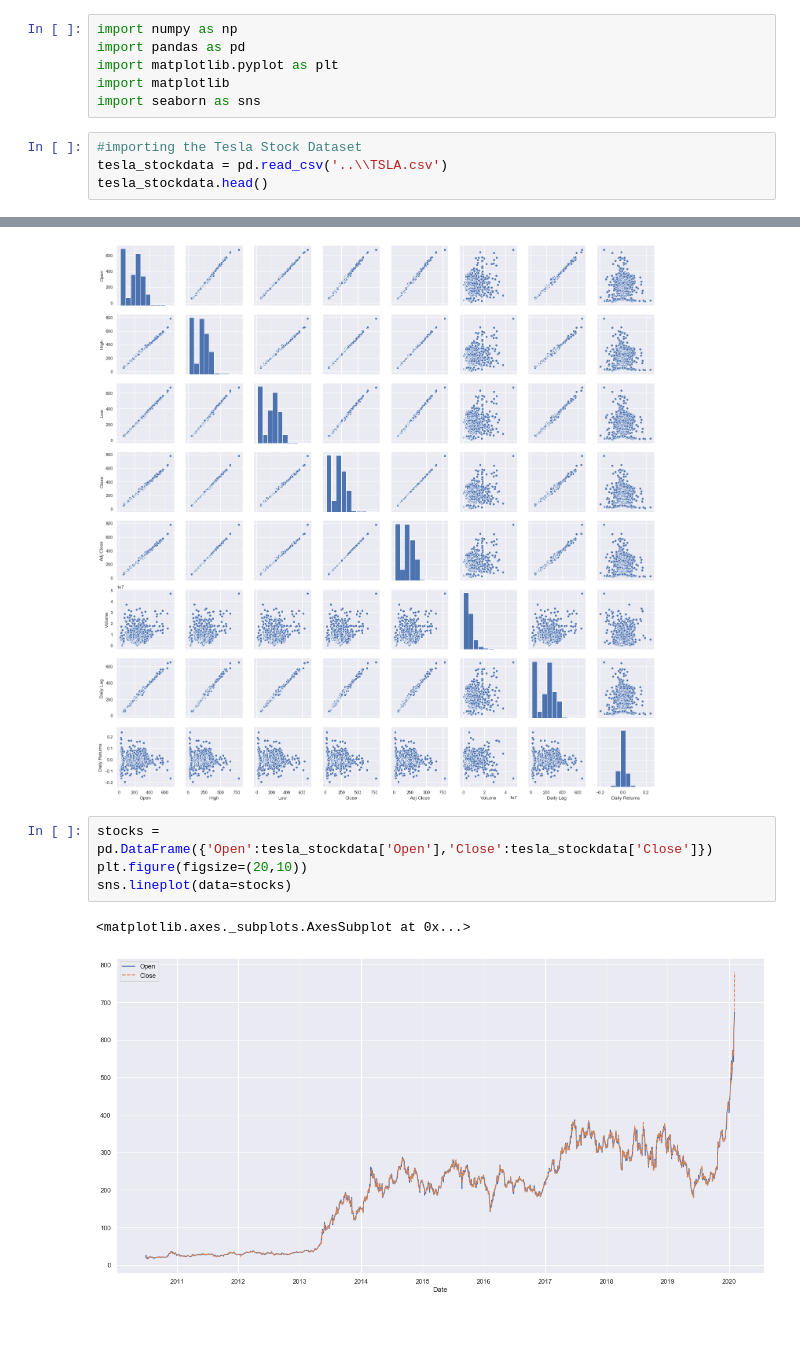
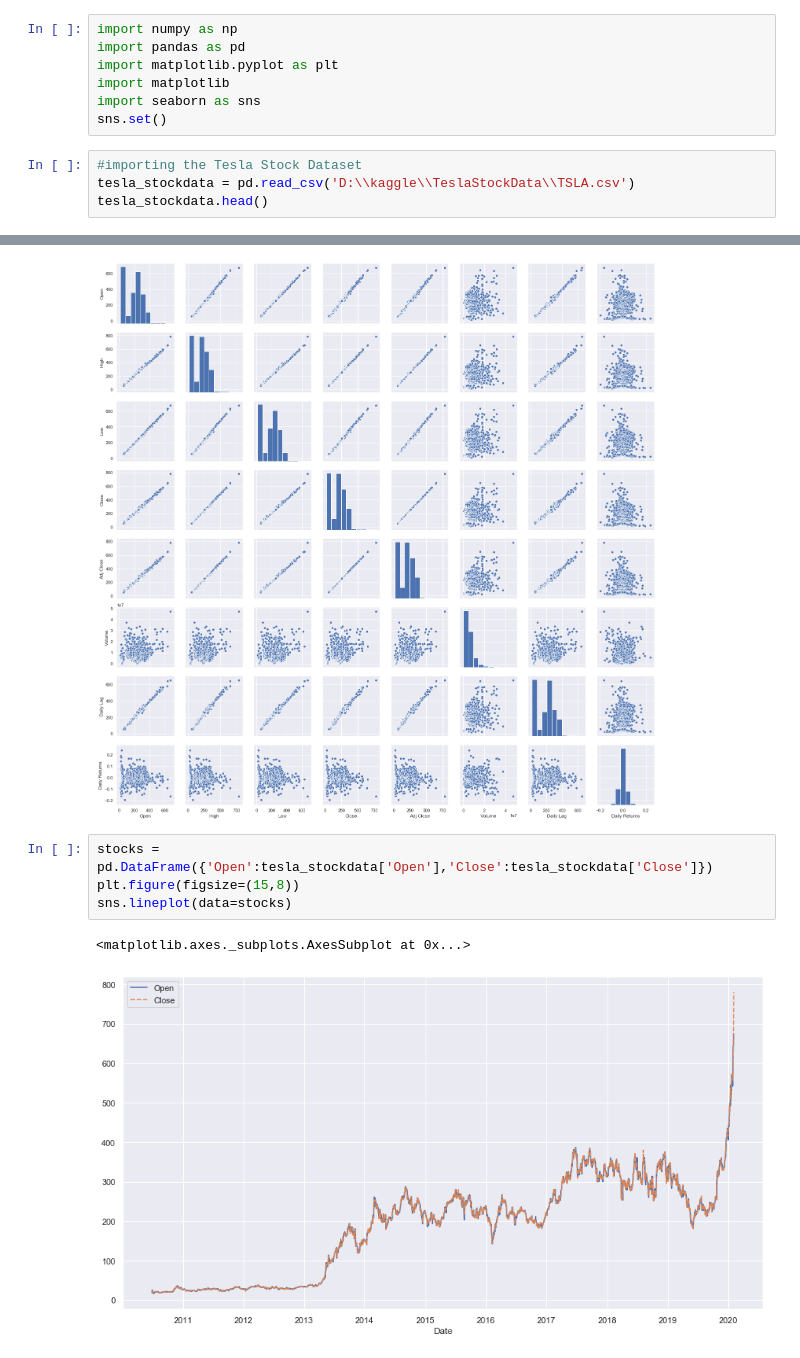
Before and after one commit to vidvatabuch/Tesla-Stock-Analysis, a Jupyter notebook: Tesla stock analysis.ipynb, the cells around one changed output, grey strips where cells are left out. Drawn from its saved outputs; the diff is of its cells as text; blank space fills up the shorter version.

```diff
--- a/Tesla stock analysis.ipynb
+++ b/Tesla stock analysis.ipynb
@@ -4,9 +4,10 @@ import pandas as pd
 import matplotlib.pyplot as plt
 import matplotlib
 import seaborn as sns
+sns.set()
 # %%
 #importing the Tesla Stock Dataset
-tesla_stockdata = pd.read_csv('..\\TSLA.csv')
+tesla_stockdata = pd.read_csv('D:\\kaggle\\TeslaStockData\\TSLA.csv')
 tesla_stockdata.head()
 # %% [output]
 |  | Date | Open | High | Low | Close | Adj Close | Volume |
@@ -103,9 +104,9 @@ sns.pairplot(tesla_stockdata[1:])
 [figure]
 # %%
 stocks = pd.DataFrame({'Open':tesla_stockdata['Open'],'Close':tesla_stockdata['Close']})
-plt.figure(figsize=(20,10))
+plt.figure(figsize=(15,8))
 sns.lineplot(data=stocks)
 # %% [output]
 <matplotlib.axes._subplots.AxesSubplot at 0x...>
-[figure, old version]
+[figure, new version]
 # %%
```
Also changed, not shown: parts of 15 cells of this notebook.
